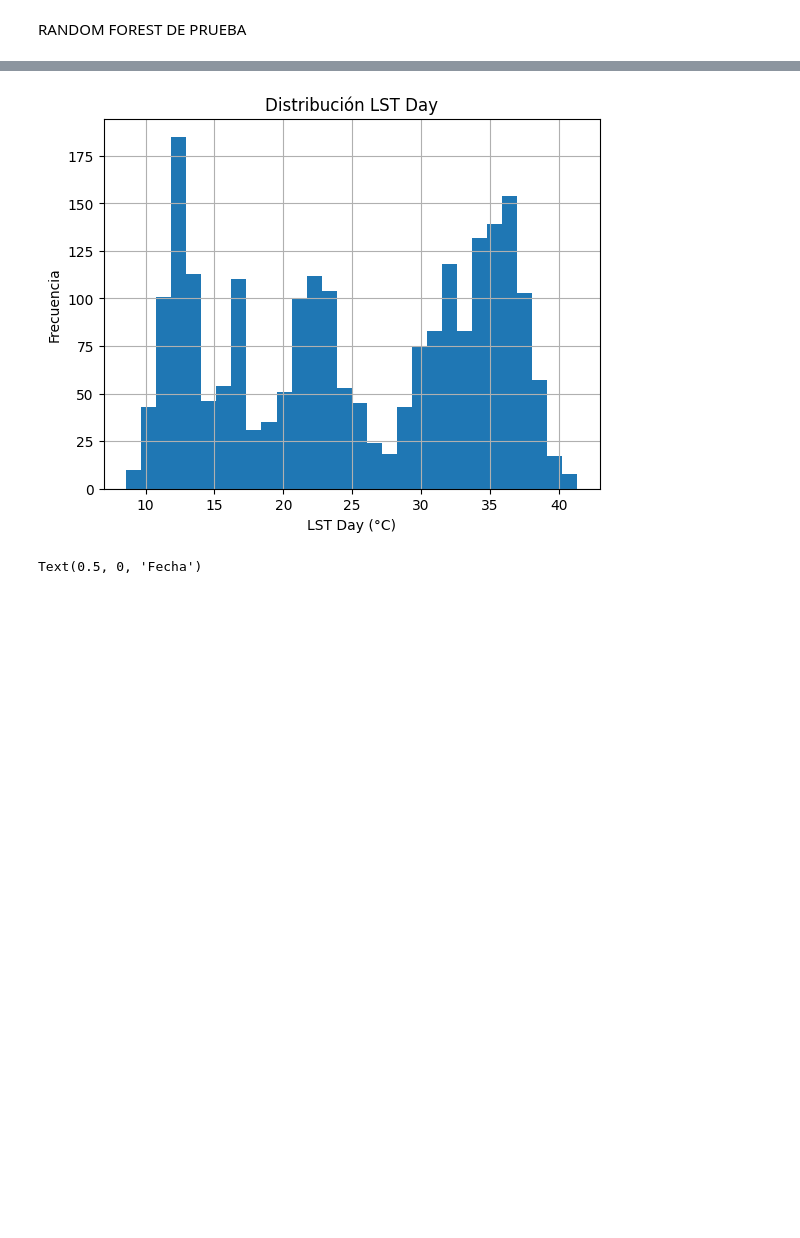
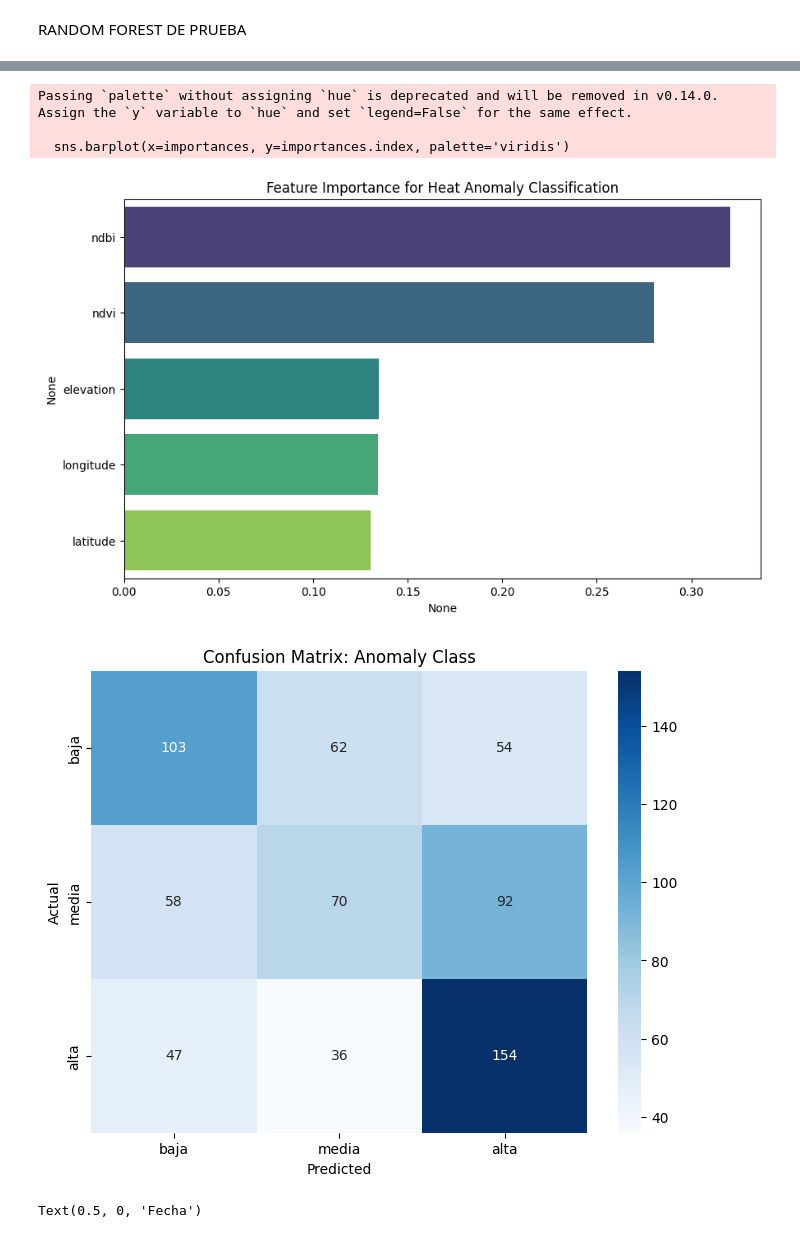
Before and after one commit to ekbalam11/ABC-final-project, a Jupyter notebook: src/app.ipynb, the cells around one changed output, grey strips where cells are left out. Drawn from its saved outputs; the diff is of its cells as text; code cells hidden in the pictures; blank space fills up the shorter version.

Commit message:
random forest trial

```diff
--- a/src/app.ipynb
+++ b/src/app.ipynb
@@ -527,13 +527,58 @@ Name: count, dtype: int64
 # %% [markdown]
 RANDOM FOREST DE PRUEBA
 # %%
+from sklearn.ensemble import RandomForestClassifier
+from sklearn.metrics import classification_report, confusion_matrix, accuracy_score
+import seaborn as sns
 import matplotlib.pyplot as plt
 
-dataset_final['lst_day_c'].hist(bins=30)
+# 1. Prepare Features and Target
+features = ['ndvi', 'ndbi', 'elevation', 'latitude', 'longitude']
+target = 'lst_day_c_anomaly_cat'
 
-plt.xlabel('LST Day (°C)')
-plt.ylabel('Frecuencia')
-plt.title('Distribución LST Day')
+# Ensure the categorical column is ready (handled in your previous steps)
+# Using the same temporal split defined in your notebook
+train = dataset_final[dataset_final['year'] <= 2023]
+test = dataset_final[dataset_final['year'] >= 2024]
 
+X_train = train[features]
+y_train = train[target]
+X_test = test[features]
+y_test = test[target]
+
+# 2. Initialize and Train the Classifier
+rf_classifier = RandomForestClassifier(
+    n_estimators=300,
+    max_depth=20,
+    min_samples_leaf=5,
+    random_state=42,
+    n_jobs=-1,
+    class_weight='balanced' # Handles potential imbalance in anomaly categories
+)
+
+rf_classifier.fit(X_train, y_train)
+
+# 3. Make Predictions
+y_pred = rf_classifier.predict(X_test)
+
+# 4. Evaluation
+print(f"Accuracy Score: {accuracy_score(y_test, y_pred):.4f}")
+print("\nClassification Report:")
+print(classification_report(y_test, y_pred))
+
+# 5. Visualizing Feature Importance
+importances = pd.Series(rf_classifier.feature_importances_, index=features).sort_values(ascending=False)
+plt.figure(figsize=(10, 6))
+sns.barplot(x=importances, y=importances.index, palette='viridis')
+plt.title('Feature Importance for Heat Anomaly Classification')
 plt.show()
+
+# 6. Confusion Matrix
+plt.figure(figsize=(8, 6))
+cm = confusion_matrix(y_test, y_pred, labels=['baja', 'media', 'alta'])
+sns.heatmap(cm, annot=True, fmt='d', cmap='Blues', xticklabels=['baja', 'media', 'alta'], yticklabels=['baja', 'media', 'alta'])
+plt.ylabel('Actual')
+plt.xlabel('Predicted')
+plt.title('Confusion Matrix: Anomaly Class')
+plt.show()
 # %% [output]
@@ -540,4 +597,8 @@ plt.show()
+Passing `palette` without assigning `hue` is deprecated and will be removed in v0.14.0. Assign the `y` variable to `hue` and set `legend=False` for the same effect.
+
+  sns.barplot(x=importances, y=importances.index, palette='viridis')
-[figure, old version]
+[figure, new version]
+[figure, added]
 # %%
 #Distribución visual de fechas en dataset_final
 dataset_final['fecha'].value_counts().sort_index().plot(kind='line')
```
Also changed, not shown: parts of 5 cells of this notebook.
